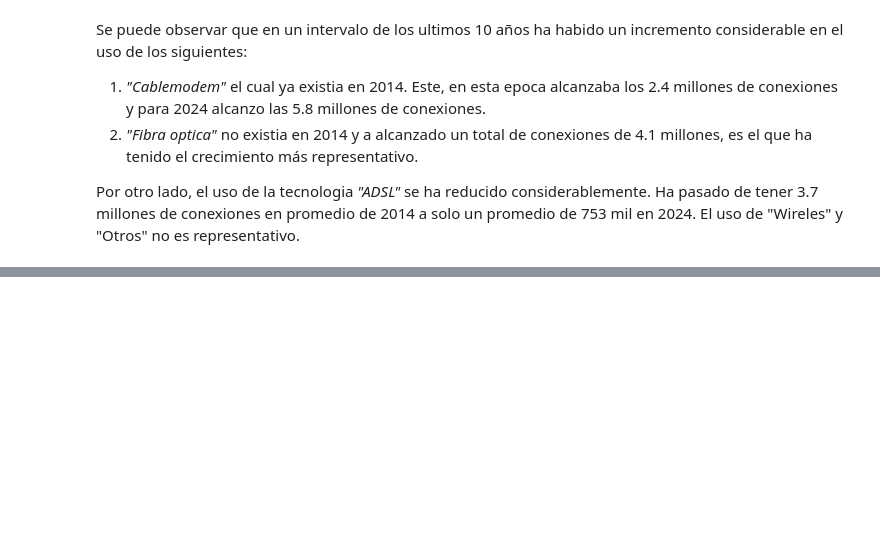
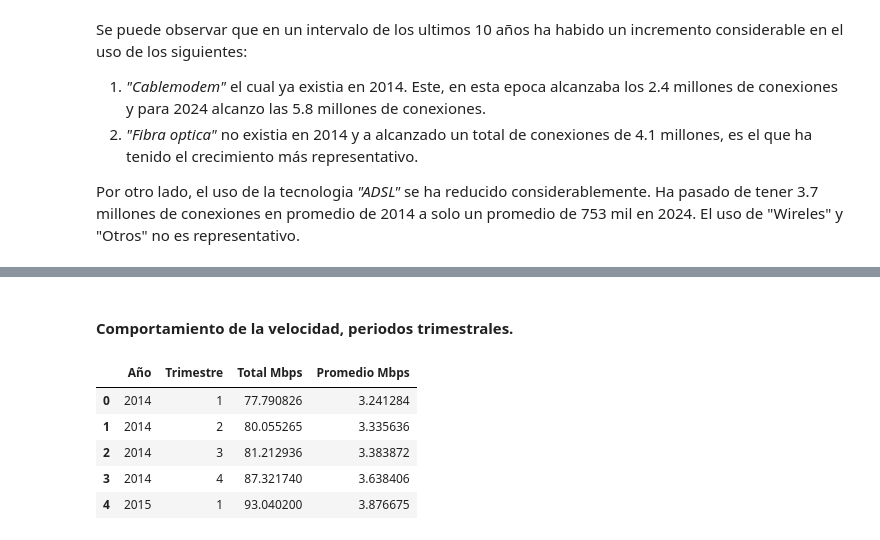
Before and after one commit to Anavig14/Individual2_Henry, a Jupyter notebook: ELT_internet.ipynb, the cells around one changed output, grey strips where cells are left out. Cells and saved outputs as stored; diff of their text form; code cells hidden in the pictures; blank space fills up the shorter version.

```diff
--- a/ELT_internet.ipynb
+++ b/ELT_internet.ipynb
@@ -58,0 +90,16 @@ Por otro lado, el uso de la tecnologia *"ADSL"* se ha reducido considerablemente
+# %% [markdown]
+#### Comportamiento de la velocidad, periodos trimestrales.
+# %%
+df_total_trimestre_anio = df_velocidad.groupby(['Año', 'Trimestre'])['Mbps (Media de bajada)'].sum().reset_index()
+df_total_trimestre_anio.rename(columns={'Mbps (Media de bajada)': 'Total Mbps'}, inplace=True)
+df_promedio_trimestre_anio = df_velocidad.groupby(['Año', 'Trimestre'])['Mbps (Media de bajada)'].mean().reset_index()
+df_promedio_trimestre_anio.rename(columns={'Mbps (Media de bajada)': 'Promedio Mbps'}, inplace=True)
+df_trimestre_anio = pd.merge(df_total_trimestre_anio, df_promedio_trimestre_anio, on=['Año', 'Trimestre'])
+df_trimestre_anio.head()
+# %% [output]
+|  | Año | Trimestre | Total Mbps | Promedio Mbps |
+| 0 | 2014 | 1 | 77.790826 | 3.241284 |
+| 1 | 2014 | 2 | 80.055265 | 3.335636 |
+| 2 | 2014 | 3 | 81.212936 | 3.383872 |
+| 3 | 2014 | 4 | 87.321740 | 3.638406 |
+| 4 | 2015 | 1 | 93.040200 | 3.876675 |
```
Also changed, not shown: parts of 8 cells of this notebook.
